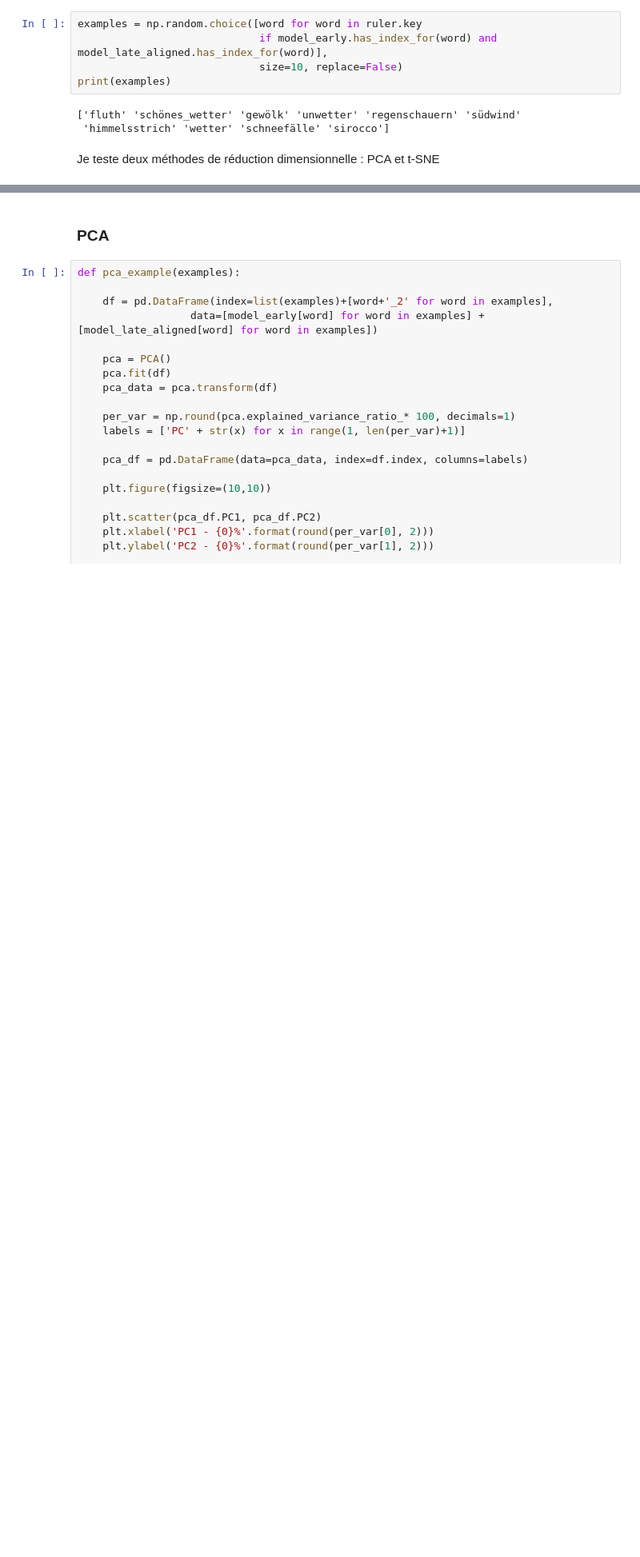
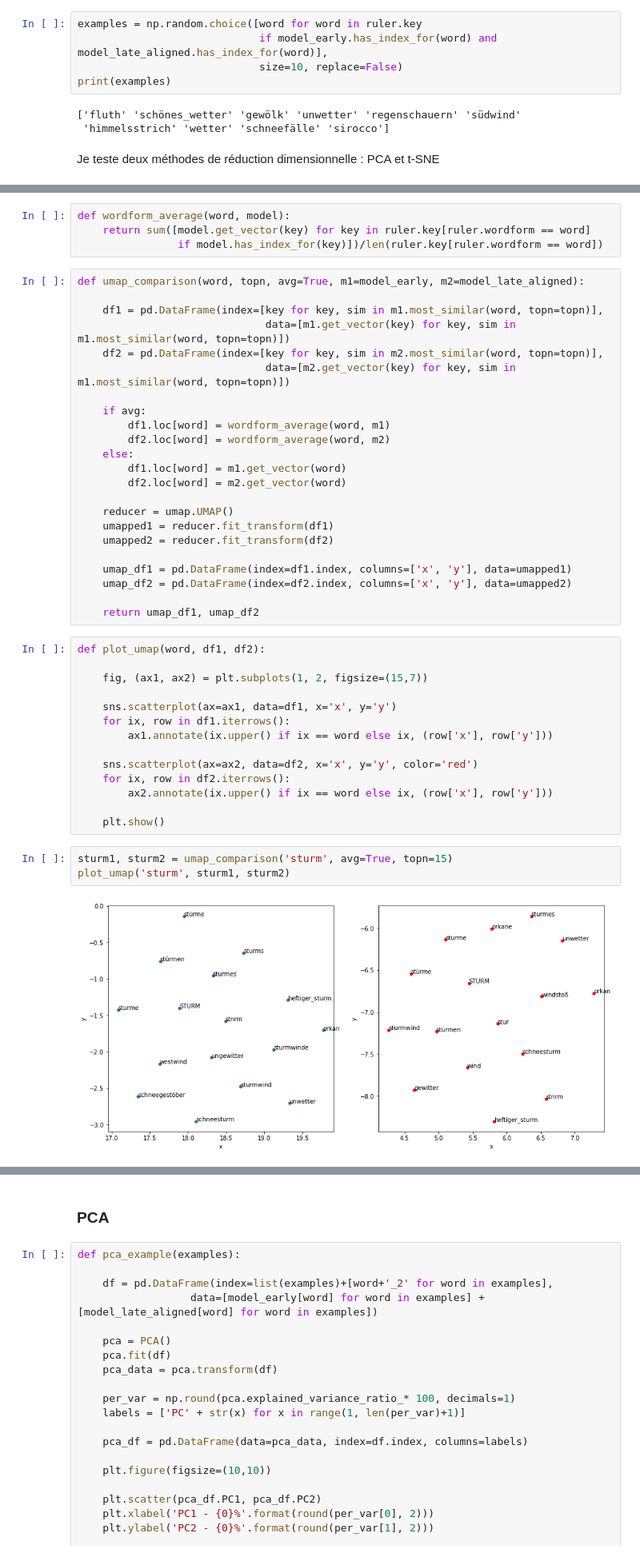
Before and after one commit to krkryger/clim-dist, a Jupyter notebook: notebooks/diachronic_embeddings.ipynb, the cells around one changed output, grey strips where cells are left out. Shown at 80% size. Drawn from its saved outputs; the diff is of its cells as text; blank space fills up the shorter version.

```diff
--- a/notebooks/diachronic_embeddings.ipynb
+++ b/notebooks/diachronic_embeddings.ipynb
@@ -133,0 +142,46 @@ Je teste deux méthodes de réduction dimensionnelle : PCA et t-SNE
+# %%
+def wordform_average(word, model):
+    return sum([model.get_vector(key) for key in ruler.key[ruler.wordform == word]
+                if model.has_index_for(key)])/len(ruler.key[ruler.wordform == word])
+# %%
+def umap_comparison(word, topn, avg=True, m1=model_early, m2=model_late_aligned):
+
+    df1 = pd.DataFrame(index=[key for key, sim in m1.most_similar(word, topn=topn)],
+                              data=[m1.get_vector(key) for key, sim in m1.most_similar(word, topn=topn)])
+    df2 = pd.DataFrame(index=[key for key, sim in m2.most_similar(word, topn=topn)],
+                              data=[m2.get_vector(key) for key, sim in m1.most_similar(word, topn=topn)])
+
+    if avg:
+        df1.loc[word] = wordform_average(word, m1)
+        df2.loc[word] = wordform_average(word, m2)
+    else:
+        df1.loc[word] = m1.get_vector(word)
+        df2.loc[word] = m2.get_vector(word)
+
+    reducer = umap.UMAP()
+    umapped1 = reducer.fit_transform(df1)
+    umapped2 = reducer.fit_transform(df2)
+
+    umap_df1 = pd.DataFrame(index=df1.index, columns=['x', 'y'], data=umapped1)
+    umap_df2 = pd.DataFrame(index=df2.index, columns=['x', 'y'], data=umapped2)
+
+    return umap_df1, umap_df2
+# %%
+def plot_umap(word, df1, df2):
+
+    fig, (ax1, ax2) = plt.subplots(1, 2, figsize=(15,7))
+
+    sns.scatterplot(ax=ax1, data=df1, x='x', y='y')
+    for ix, row in df1.iterrows():
+        ax1.annotate(ix.upper() if ix == word else ix, (row['x'], row['y']))
+
+    sns.scatterplot(ax=ax2, data=df2, x='x', y='y', color='red')
+    for ix, row in df2.iterrows():
+        ax2.annotate(ix.upper() if ix == word else ix, (row['x'], row['y']))
+
+    plt.show()
+# %%
+sturm1, sturm2 = umap_comparison('sturm', avg=True, topn=15)
+plot_umap('sturm', sturm1, sturm2)
+# %% [output]
+[figure, added]
```
Also changed, not shown: parts of 11 cells of this notebook, 4 other files.
